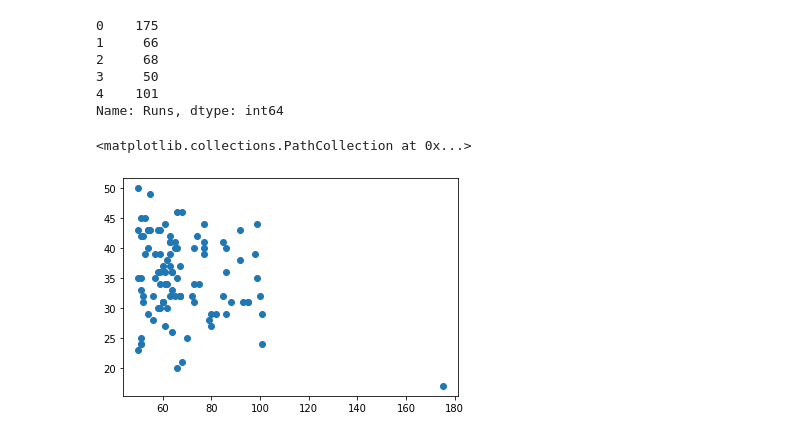
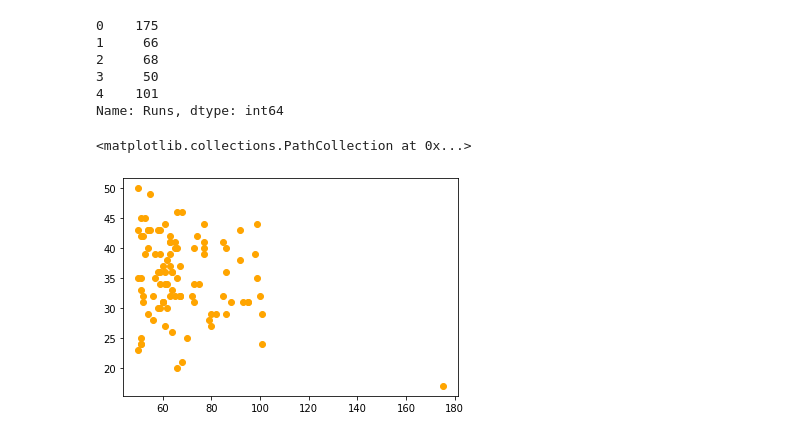
Before and after one commit to kevinlouisj/Data_Science_Projects, a Jupyter notebook: Data _import_plot.ipynb, the cells around one changed output. Drawn from its saved outputs; the diff is of its cells as text; code cells hidden in the pictures.

```diff
--- a/Data _import_plot.ipynb
+++ b/Data _import_plot.ipynb
@@ -62,7 +62,7 @@ df.loc[:,"Runs"].head(5)
 4    101
 Name: Runs, dtype: int64
 # %%
-plt.scatter(df.loc[:,"Runs"],df.loc[:,"BF"])
+plt.scatter(df.loc[:,"Runs"],df.loc[:,"BF"], c ='orange')
 # %% [output]
 <matplotlib.collections.PathCollection at 0x...>
-[figure, old version]
+[figure, new version]
```
